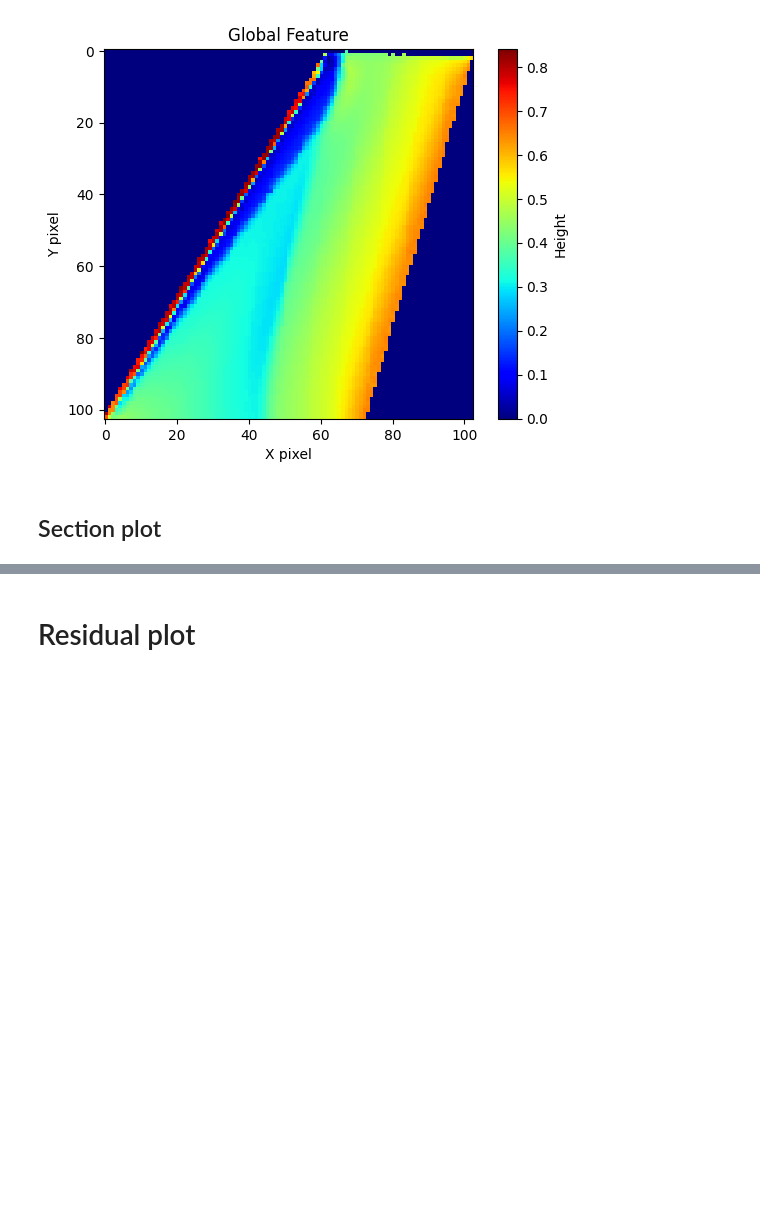
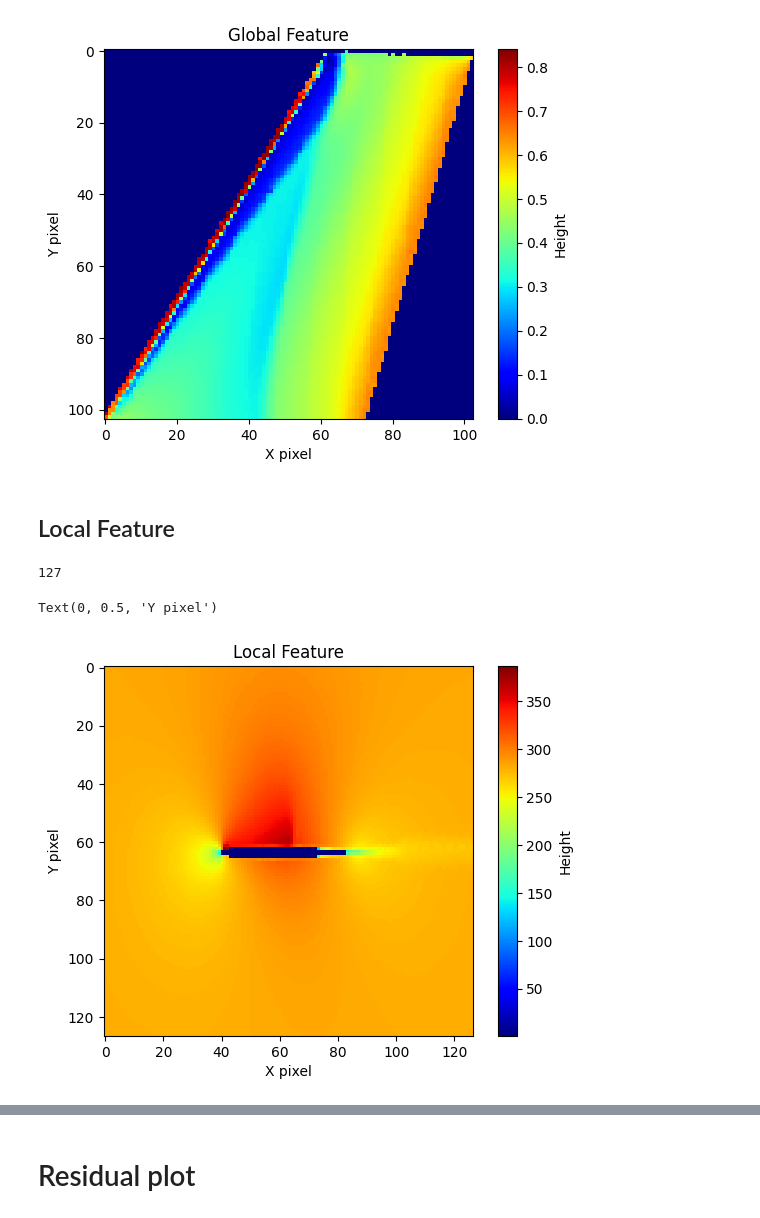
Before and after one commit to PGGO26/M6_HiSa, a Jupyter notebook: plot.ipynb, the cells around one changed output, grey strips where cells are left out. Saved outputs shown, nothing was run; the diff lists cells and outputs as text; code cells hidden in the pictures; blank space fills up the shorter version.

```diff
--- a/plot.ipynb
+++ b/plot.ipynb
@@ -120,5 +144,39 @@ See the caveats in the documentation: https://pandas.pydata.org/pandas-docs/stab
   upper['Cp'] = (upper['p']-98858.97) / pv
 Text(0, 0.5, 'Y pixel')
 [figure]
-# %% [markdown]
-## Section plot
+# %% [markdown]
+## Local Feature
+# %%
+import pandas as pd
+file_path = 'postProcessing/internalProbes/1200/points.xy'
+postProcessing_content = pd.read_csv(file_path, delimiter='\s+', skiprows=1, header=None, names=['x','y','z','p','u','v','w'])
+section = 0.2
+section_df = postProcessing_content[(postProcessing_content['y'] >= section * 1.1963 - 1e-2) & (postProcessing_content['y'] <= section * 1.1963 + 1e-2)]
+x = section_df['x']
+z = section_df['z']
+p = section_df['p']
+u = section_df['u']
+v = section_df['v']
+w = section_df['w']
+normalized_x = (x - x.min()) / (x.max() - x.min())
+normalized_z = (z - z.min()) / (z.max() - z.min())
+res = round(len(x) ** (1/2))
+print(res)
+npOutput = np.ones((4,res,res))
+npOutput[0][(normalized_x * (res-1)).astype(int), (normalized_z * (res-1)).astype(int)] = p
+npOutput[1][(normalized_x * (res-1)).astype(int), (normalized_z * (res-1)).astype(int)] = u
+npOutput[2][(normalized_x * (res-1)).astype(int), (normalized_z * (res-1)).astype(int)] = v
+npOutput[3][(normalized_x * (res-1)).astype(int), (normalized_z * (res-1)).astype(int)] = w
+field = np.copy(npOutput[1])
+field = np.flipud(field.transpose())
+
+import matplotlib.pyplot as plt
+plt.imshow(field, cmap='jet', interpolation='nearest')
+plt.colorbar(label='Height')
+plt.title('Local Feature')
+plt.xlabel('X pixel')
+plt.ylabel('Y pixel')
+# %% [output]
+127
+Text(0, 0.5, 'Y pixel')
+[figure, added]
```
Also changed, not shown: parts of 9 cells of this notebook.
